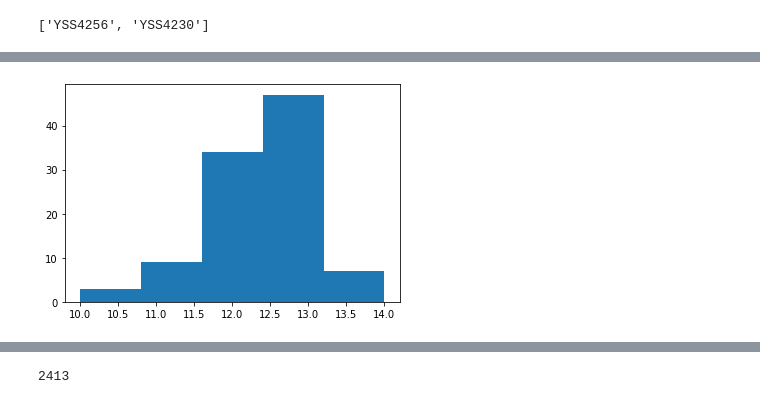
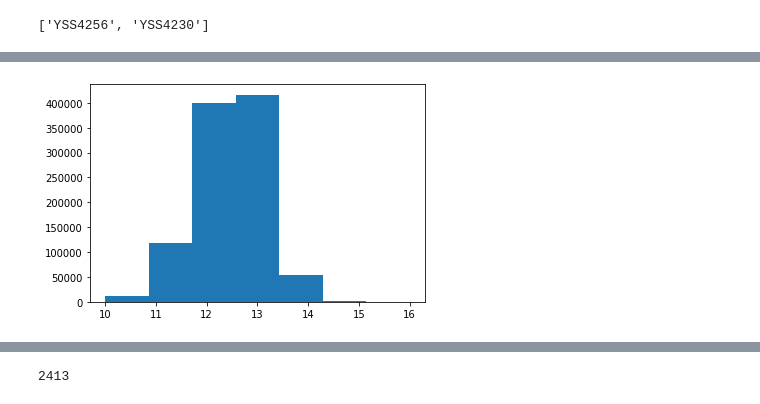
Before and after one commit to yanhua-wang/colouring, a Jupyter notebook: greedy_algorithm_final.ipynb, the cells around one changed output, grey strips where cells are left out. Drawn from its saved outputs; the diff is of its cells as text; code cells hidden in the pictures.

Commit message:
Latest generation of plots and added %%time outputs

```diff
--- a/greedy_algorithm_final.ipynb
+++ b/greedy_algorithm_final.ipynb
@@ -450,3 +460,7 @@ The total number of modules is  188
 colors_to_mod_cc[9]
 # %% [output]
 ['YSS4256', 'YSS4230']
+# %%
+%%time
+
+counts, _ , _= random_color(dic_cc, 1000000)
@@ -453,9 +470,8 @@ colors_to_mod_cc[9]
 # %%
-counts, _ , _= random_color(dic_cc, 100)
 
 number_of_unique_values = len(Counter(counts).keys())
 
 plt.hist(counts,bins = number_of_unique_values)
 plt.show()
 # %% [output]
-[figure, old version]
+[figure, new version]
```
Also changed, not shown: parts of 8 cells of this notebook.
